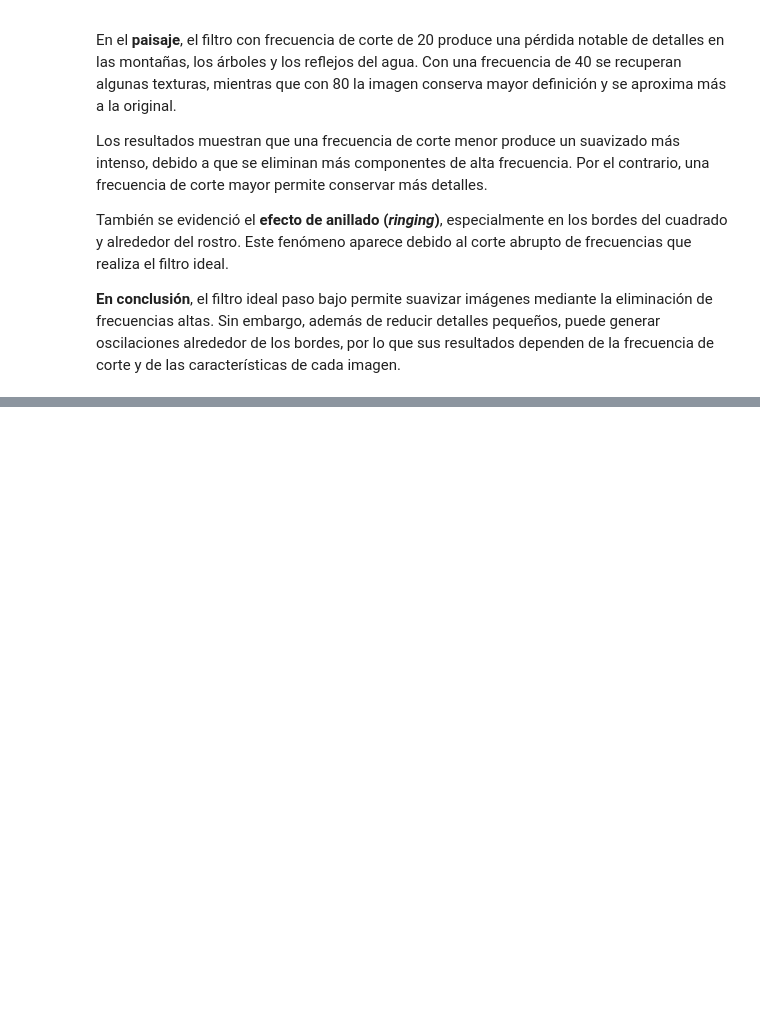
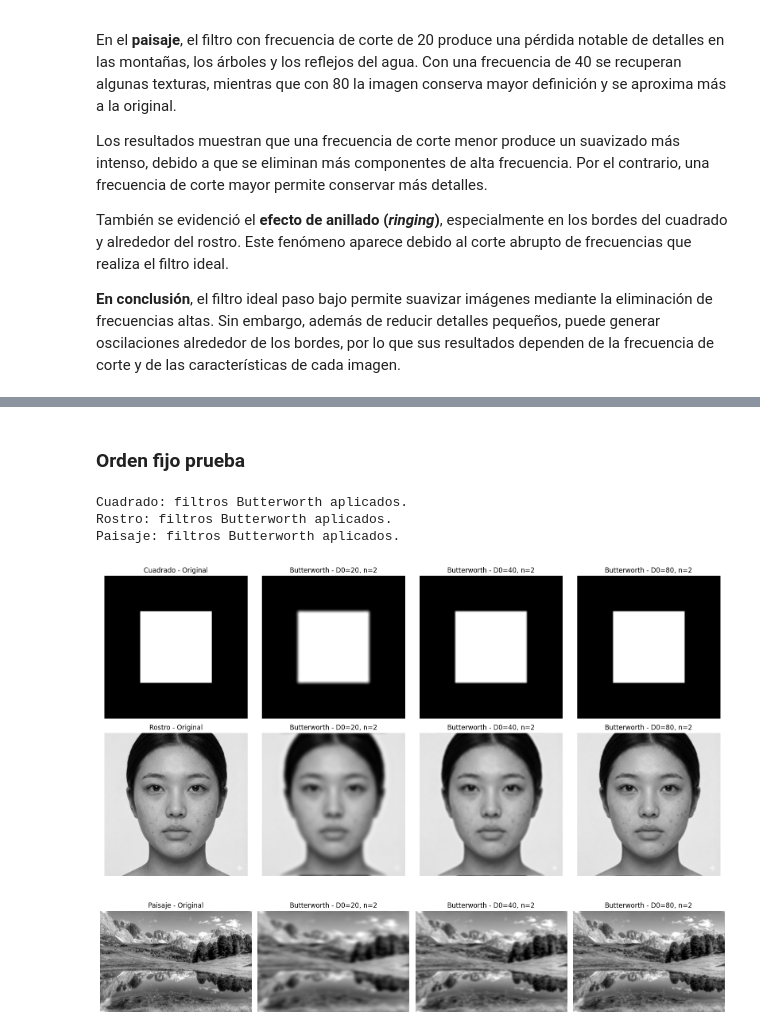
Before and after one commit to CamiloMunozAL/ProcDImagenes, a Jupyter notebook: taller7/taller7.ipynb, the cells around one changed output, grey strips where cells are left out. Cells and saved outputs as stored; diff of their text form; code cells hidden in the pictures; blank space fills up the shorter version.

```diff
--- a/taller7/taller7.ipynb
+++ b/taller7/taller7.ipynb
@@ -174,0 +227,69 @@ También se evidenció el **efecto de anillado (*ringing*)**, especialmente en l
+# %% [markdown]
+### Orden fijo prueba
+# %%
+frecuencias = [20, 40, 80]
+orden = 2
+
+resultados_butterworth = {}
+
+for titulo, imagen_actual in zip(titulos, imagenes):
+
+    resultados_butterworth[titulo] = {}
+
+    for corte in frecuencias:
+
+        filtrada, mascara = filtro_butterworth_paso_bajo(
+            imagen_actual,
+            corte,
+            orden
+        )
+
+        resultados_butterworth[titulo][corte] = {
+            "imagen": filtrada,
+            "mascara": mascara
+        }
+
+    print(f"{titulo}: filtros Butterworth aplicados.")
+# %% [output]
+Cuadrado: filtros Butterworth aplicados.
+Rostro: filtros Butterworth aplicados.
+Paisaje: filtros Butterworth aplicados.
+# %%
+fig, axs = plt.subplots(3, 4, figsize=(16, 12))
+
+for i, (titulo, imagen_actual) in enumerate(
+    zip(titulos, imagenes)
+):
+
+    axs[i, 0].imshow(
+        imagen_actual,
+        cmap="gray",
+        vmin=0,
+        vmax=255
+    )
+    axs[i, 0].set_title(f"{titulo} - Original")
+    axs[i, 0].axis("off")
+
+    for j, corte in enumerate(frecuencias):
+
+        imagen_filtrada = resultados_butterworth[
+            titulo
+        ][corte]["imagen"]
+
+        axs[i, j + 1].imshow(
+            imagen_filtrada,
+            cmap="gray",
+            vmin=0,
+            vmax=255
+        )
+
+        axs[i, j + 1].set_title(
+            f"Butterworth - D0={corte}, n={orden}"
+        )
+        axs[i, j + 1].axis("off")
+
+plt.tight_layout()
+plt.savefig("results/filtro_butterworth_paso_bajo.png")
+plt.show()
+# %% [output]
+[figure, added]
```
Also changed, not shown: parts of 4 cells of this notebook, 3 other files.
